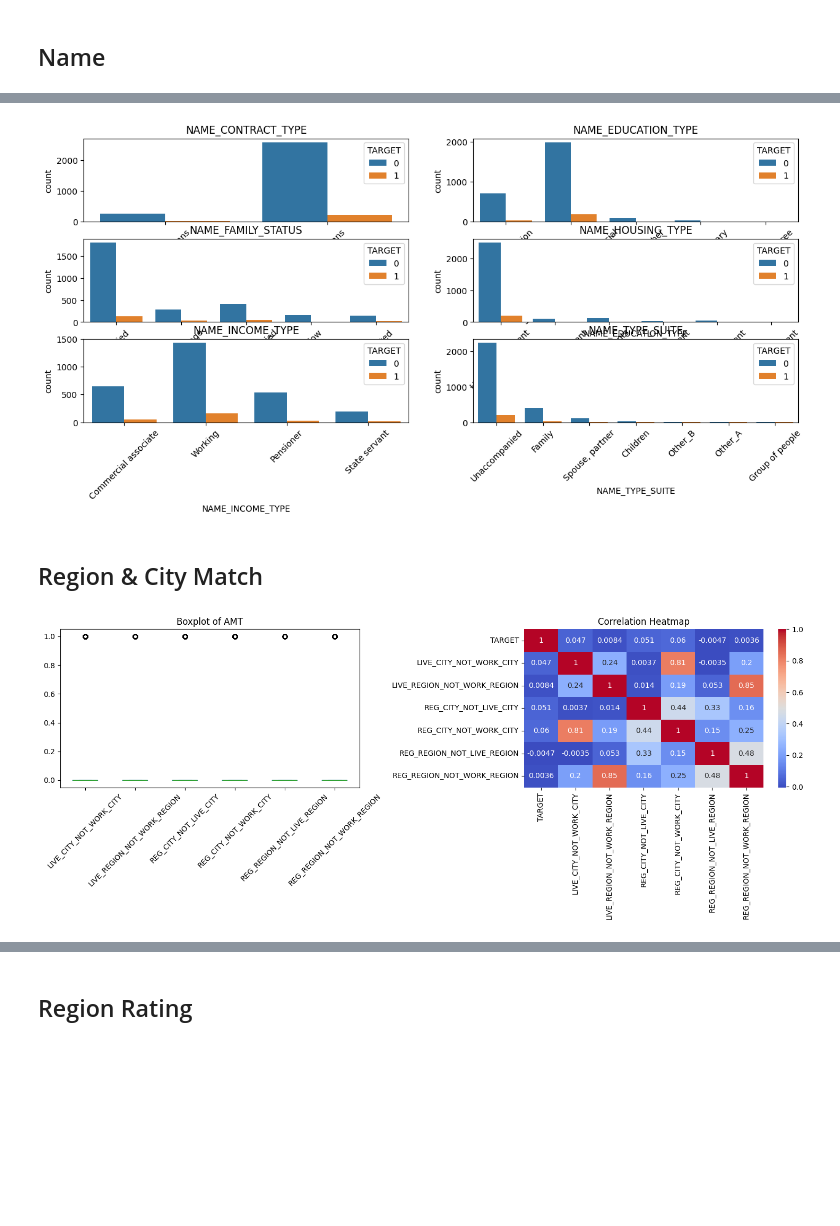
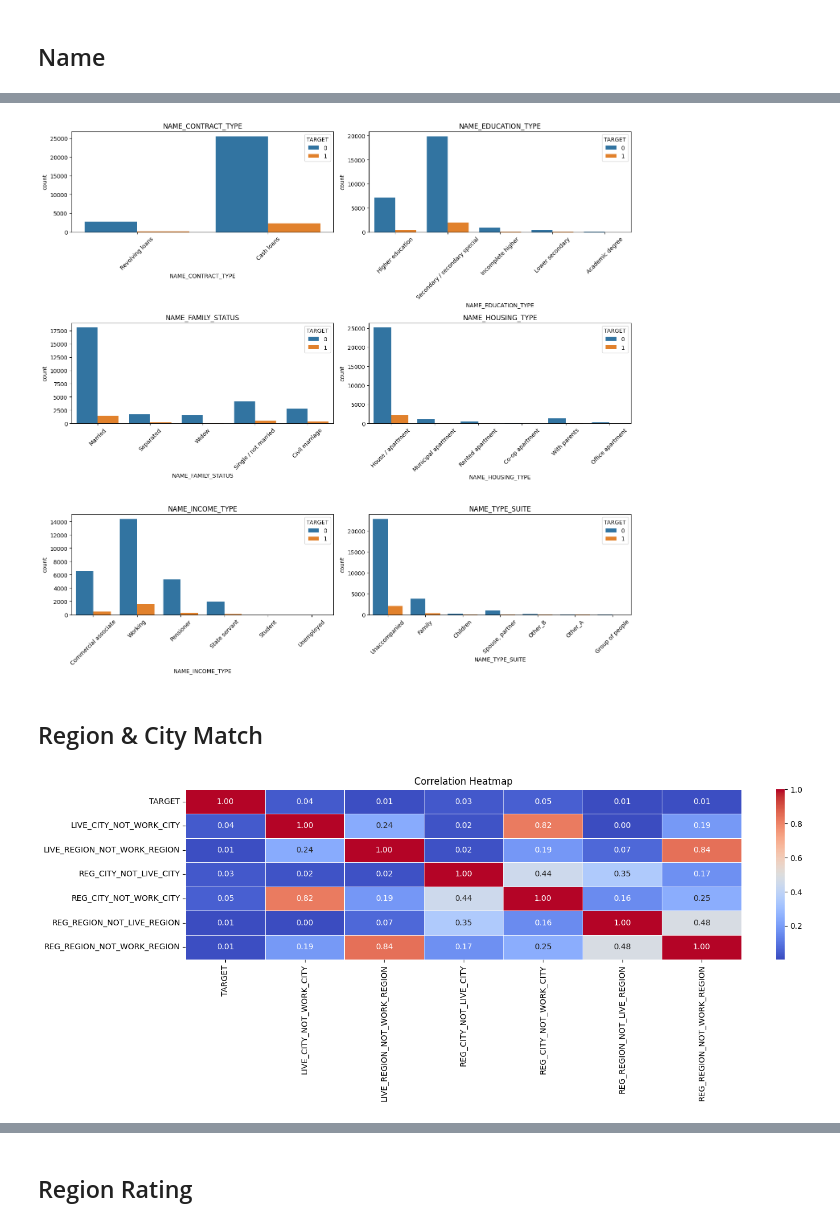
Before and after one commit to billyfrndz/homecredit_credit_scoring_model, a Jupyter notebook: model.ipynb, the cells around one changed output, grey strips where cells are left out. Cells and saved outputs as stored; diff of their text form; code cells hidden in the pictures; blank space fills up the shorter version.

```diff
--- a/model.ipynb
+++ b/model.ipynb
@@ -49,7 +62,7 @@ plt.show()
 plt.figure(figsize=(15, 6))
 for i, col in enumerate(df[amt].columns):
     plt.subplot(3, 2, i+1)
-    sns.histplot(x=col, data=df)
+    sns.histplot(x=col, data=df, hue='TARGET')
     plt.xticks(rotation=45)
     plt.title(col)
 plt.tight_layout()
@@ -84,7 +97,7 @@ plt.show()
 plt.figure(figsize=(15, 6))
 for i, col in enumerate(df[amt_req_credit_bureau].columns):
     plt.subplot(3, 2, i+1)
-    sns.histplot(x=col, data=df)
+    sns.histplot(x=col, data=df, hue='TARGET')
     plt.xticks(rotation=45)
     plt.title(col)
 plt.tight_layout()
@@ -115,7 +128,7 @@ plt.show()
 plt.figure(figsize=(15, 6))
 for i, col in enumerate(df[cnt].columns):
     plt.subplot(3, 2, i+1)
-    sns.histplot(x=col, data=df)
+    sns.histplot(x=col, data=df, hue='TARGET')
     plt.xticks(rotation=45)
     plt.title(col)
 plt.tight_layout()
@@ -335,11 +381,8 @@ name = [
 # %%
-fig, ax = plt.subplots(1, 2, figsize=(15, 6))
+fig, ax = plt.subplots(1, 1, figsize=(15, 14))
 
-df[name].plot(kind='box', ax=ax[0], rot=45)
-ax[0].set_title('Boxplot of AMT')
-
-sns.heatmap(df[['TARGET'] + name].corr(), annot=True, cmap='coolwarm', ax=ax[1])
-ax[1].set_title('Correlation Heatmap')
+sns.heatmap(name_dummies.corr(), annot=True, cmap='coolwarm', ax=ax, fmt='.1f', linewidths=0.5)
+ax.set_title('Correlation Heatmap')
 
 plt.tight_layout()
 plt.show()
@@ -349,14 +391,29 @@ TypeError: no numeric data to plot
 # %%
-plt.figure(figsize=(15, 6))
-for i, col in enumerate(df[name].columns):
+import matplotlib.pyplot as plt
+import seaborn as sns
+
+plt.figure(figsize=(15, 14))
+
+for i, col in enumerate(name):
+
+    if i >= 6:
+        print("Note: Reached the 6-plot limit. Skipping the rest.")
+        break
+
     plt.subplot(3, 2, i+1)
-    sns.countplot(x=col, data=df, hue = 'TARGET')
+
+    ax = sns.countplot(x=col, data=df, hue='TARGET')
+
     plt.xticks(rotation=45)
     plt.title(col)
+
+    if ax.get_legend() is not None:
+        ax.legend(title='TARGET', loc='upper right')
+
 plt.tight_layout()
 plt.show()
 # %% [output]
-[figure, old version]
+[figure, new version]
 # %% [markdown]
 ## Region & City Match
 # %%
@@ -369,18 +426,15 @@ region_city_match = [
     "REG_REGION_NOT_WORK_REGION"
 ]
 # %%
-fig, ax = plt.subplots(1, 2, figsize=(15, 6))
+fig, ax = plt.subplots(1, 1, figsize=(15, 6))
 
-df[region_city_match].plot(kind='box', ax=ax[0], rot=45)
-ax[0].set_title('Boxplot of AMT')
-
-sns.heatmap(df[['TARGET'] + region_city_match].corr(), annot=True, cmap='coolwarm', ax=ax[1])
-ax[1].set_title('Correlation Heatmap')
+sns.heatmap(df[['TARGET'] + region_city_match].corr(), annot=True, cmap='coolwarm', ax=ax, fmt='.2f', linewidths=0.5)
+ax.set_title('Correlation Heatmap')
 
 plt.tight_layout()
 plt.show()
 # %% [output]
-[figure, old version]
+[figure, new version]
 # %%
 plt.figure(figsize=(15, 6))
 for i, col in enumerate(df[region_city_match].columns):
```
Also changed, not shown: parts of 65 cells of this notebook.
